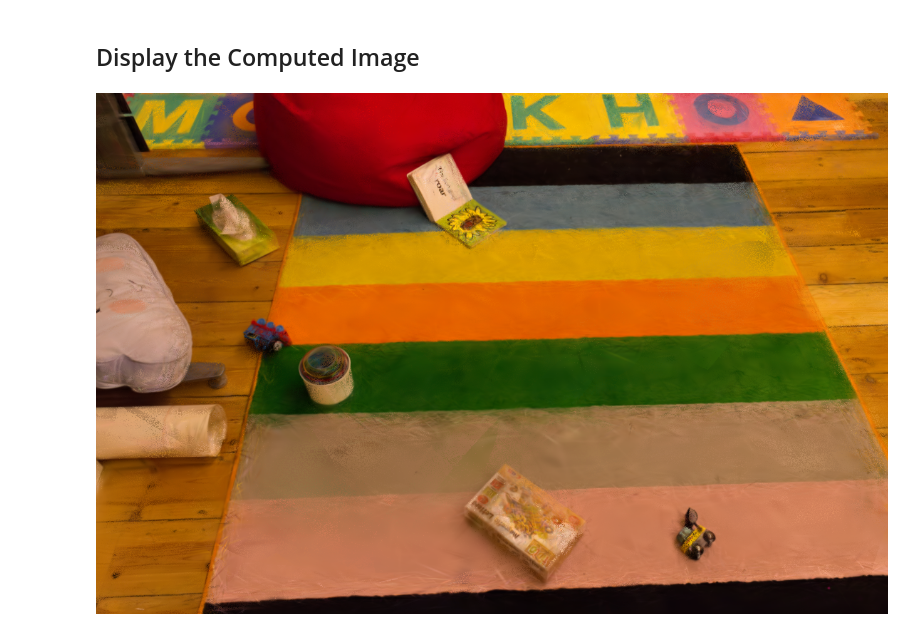
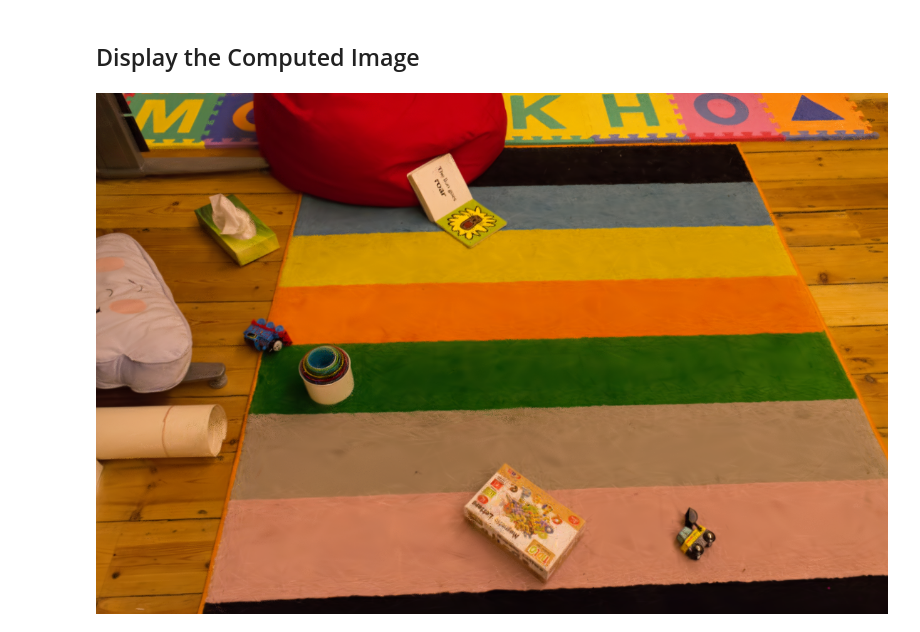
Before and after one commit to PLSE-Splats/clustering-exploration, a Jupyter notebook: src/clustering_exploration/k_means_clustering.ipynb, the cells around one changed output. Saved outputs shown, nothing was run; the diff lists cells and outputs as text; code cells hidden in the pictures.

```diff
--- a/src/clustering_exploration/k_means_clustering.ipynb
+++ b/src/clustering_exploration/k_means_clustering.ipynb
@@ -7,7 +7,7 @@ This is the offline "oracle" version of the clustering.
 CSV_FILE_PATH = "data/collected_splats.csv"
 
 # Number of clusters.
-CLUSTERS = 5
+CLUSTERS = 12
 # %%
 import numpy as np
 import polars as pl
@@ -132,6 +137,6 @@ computed_image = [alpha_compose_pixel(pixel_clusters) for pixel_clusters in tqdm
 ## Display the Computed Image
 # %%
 from image_handler import save_array_to_image
-display(save_array_to_image(np.array(computed_image).reshape(IMAGE_HEIGHT, IMAGE_WIDTH, 3), "k_means_clustering_k_5"))
+display(save_array_to_image(np.array(computed_image).reshape(IMAGE_HEIGHT, IMAGE_WIDTH, 3), f"k_means_clustering_k_{CLUSTERS}"))
 # %% [output]
-[figure, old version]
+[figure, new version]
```
Also changed, not shown: parts of 1 cell of this notebook, 1 other file.
